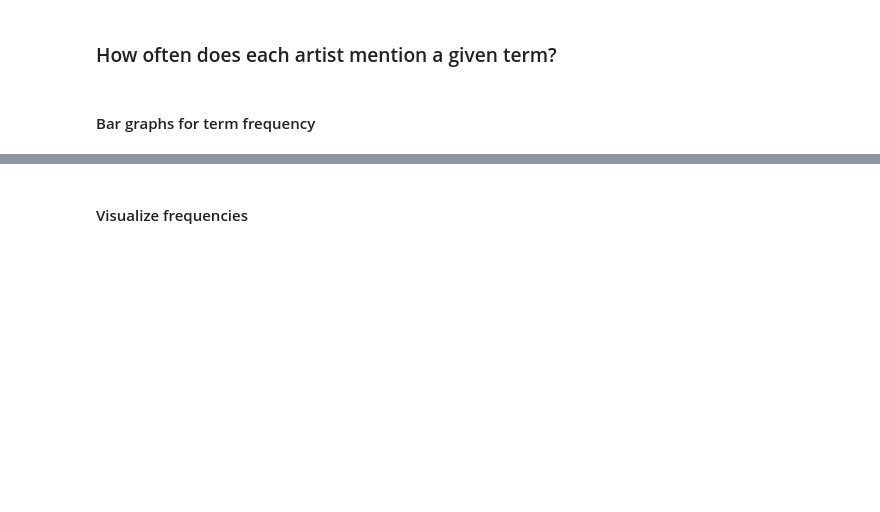
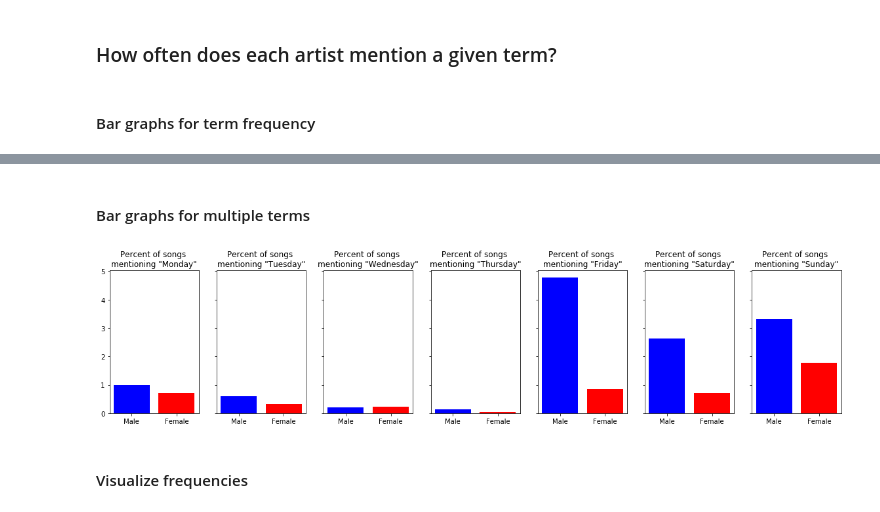
Before and after one commit to johnwmillr/trucks-and-beer, a Jupyter notebook: countryArtists.ipynb, the cells around one changed output, grey strips where cells are left out. Drawn from its saved outputs; the diff is of its cells as text; code cells hidden in the pictures; blank space fills up the shorter version.

```diff
--- a/countryArtists.ipynb
+++ b/countryArtists.ipynb
@@ -314,3 +108,26 @@ plt.show()
+# %% [markdown]
+#### Bar graphs for multiple terms
+# %%
+terms = ['Monday','Tuesday','Wednesday','Thursday','Friday','Saturday','Sunday']
+# terms = ['yesterday','today','tomorrow']
+# terms = ['girl','love','beer','truck']
+fig, axs = plt.subplots(ncols=len(terms), sharey=True, figsize=(20,4))
+for term, ax in zip(terms,axs):
+    # Get the frequency (mentions/total songs) of a given term for each artist
+    freqs = calcTermFreqAcrossArtists(artists, term)
+    freqs_male   = 100*freqs['frequency'].values[mask_male]
+    freqs_female = 100*freqs['frequency'].values[mask_female]
+
+    # Bar graph
+    ax.bar(0,freqs_male.mean(),color='b')
+    ax.bar(1,freqs_female.mean(),color='r')
+    ax.set_title("Percent of songs \nmentioning \"{}\"".format(freqs.term))
+    ax.set_xticks([0,1])
+    ax.set_xticklabels(("Male","Female"))
+
+plt.show()
+# %% [output]
+[figure, added]
 # %% [markdown]
 #### Visualize frequencies
 # %%
```
Also changed, not shown: parts of 35 cells of this notebook, 2 other files.
